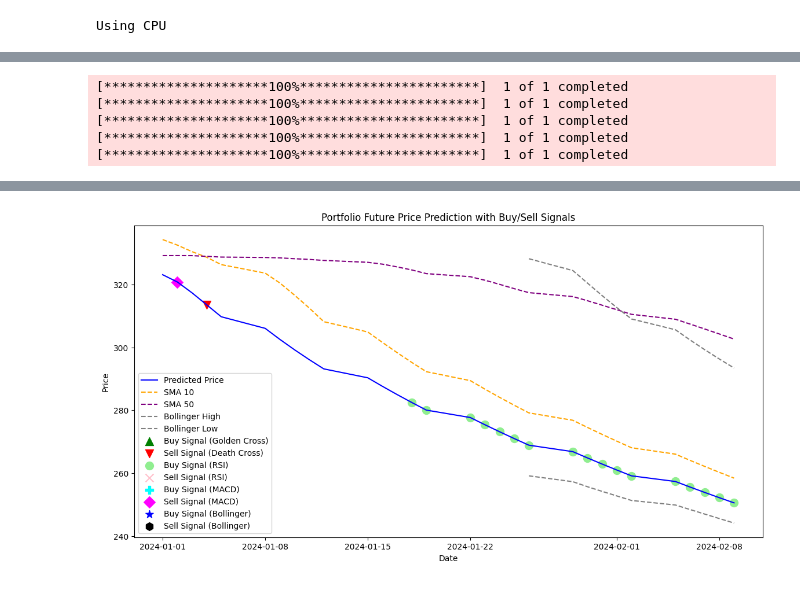
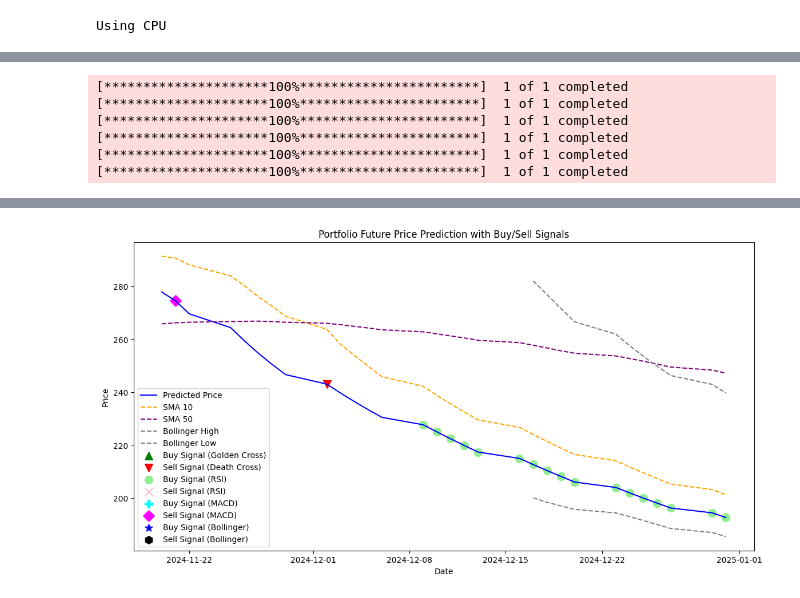
Before and after one commit to YiyunXia926/topic_in, a Jupyter notebook: portfoliooptimization .ipynb, the cells around one changed output, grey strips where cells are left out. Saved outputs shown, nothing was run; the diff lists cells and outputs as text; code cells hidden in the pictures.

```diff
--- a/portfoliooptimization .ipynb
+++ b/portfoliooptimization .ipynb
@@ -145,12 +135,12 @@ import scipy.optimize as sco
 
 # top 20 stocks
 portfolio_tickers = [
-    "NVDA", "AAPL", "MSFT", "GOOGL", "GOOG", "AMZN", "META", "TSLA", "BRK-B", "AVGO", "LLY",
-    "WMT", "JPM", "V", "UNH", "XOM", "ORCL", "MA", "COST", "HD"
+    "AAPL", "NVDA", "MSFT", "AMZN", "GOOG", "GOOGL", "META", "TSLA", "BRK-B", "AVGO",
+    "WMT", "LLY", "JPM", "V", "UNH", "XOM", "ANET", "ORCL", "MA", "COST"
 ]
 # Download historical price data
 start_date = "2013-01-01"
-end_date = "2023-12-31"
+end_date = "2024-11-20"
 data = yf.download(portfolio_tickers, start=start_date, end=end_date)['Adj Close']
 
 # Clean the data: fill missing values and drop columns/rows with all NaNs
@@ -298,8 +251,9 @@ import scipy.optimize as sco
 import datetime
 
 portfolio_tickers = [
-    'AVGO', 'COST', 'LLY', 'NVDA', 'TSLA', 'UNH'  # Corrected from 'UHN' to 'UNH'
+    'ANET', 'AVGO', 'COST', 'LLY', 'NVDA', 'TSLA', 'UNH', 'WMT'
 ]
+
 
 # Data fetching
 start_date = '2013-01-01'
@@ -419,7 +373,7 @@ expected_returns = np.array(expected_returns)
 print(f"Expected Returns for each stock: {expected_returns}")
 
 # Align provided weights with valid tickers
-provided_weights = [0.1279, 0.1284, 0.3178, 0.1802, 0.1192, 0.1265][:len(valid_tickers)]
+provided_weights = [0.0094, 0.0740, 0.1505, 0.2770, 0.2175, 0.1062,0.1309,0.0345][:len(valid_tickers)]
 
 # Portfolio optimization with expected returns
 historical_returns = data[valid_tickers].pct_change().mean() * 252
@@ -438,9 +392,11 @@ bounds = tuple((0.05, 0.4) for _ in range(len(valid_tickers)))  # Enforcing dive
 initial_weights = provided_weights[:len(valid_tickers)]
 
 # Calculate metrics for provided weights
-provided_portfolio_return = np.dot(provided_weights, expected_returns)
-provided_portfolio_volatility = np.sqrt(np.dot(provided_weights, np.dot(cov_matrix, provided_weights)))
+initial_weights = provided_weights[:len(expected_returns)]  # Ensure the length matches expected_returns
+provided_portfolio_return = np.dot(initial_weights, expected_returns)
+provided_portfolio_volatility = np.sqrt(np.dot(initial_weights, np.dot(cov_matrix, initial_weights)))
 provided_sharpe_ratio = (provided_portfolio_return - 0.01) / provided_portfolio_volatility
+
 
 print(f"Provided Portfolio - Expected Return: {provided_portfolio_return:.4f}, Volatility: {provided_portfolio_volatility:.4f}, Sharpe Ratio: {provided_sharpe_ratio:.4f}")
 
@@ -629,12 +585,16 @@ from sklearn.preprocessing import MinMaxScaler
 
 # portfolio and weight
 portfolio_weights = {
-    'AVGO': 0.05,
-    'COST': 0.10,
-    'LLY': 0.40,
-    'NVDA': 0.40,
-    'TSLA': 0.05
+    'ANET': 0.0500,
+    'AVGO': 0.0500,
+    'COST': 0.0500,
+    'LLY': 0.0500,
+    'NVDA': 0.0500,
+    'TSLA': 0.4000,
+    'UNH': 0.0500,
+    'WMT': 0.3000
 }
+
 
 # download history
 def download_prices(tickers, start_date, end_date):
@@ -656,7 +616,7 @@ def download_prices(tickers, start_date, end_date):
 
 
 start_date = "2013-01-01"
-end_date = "2023-12-31"
+end_date = "2024-11-20"
 tickers = list(portfolio_weights.keys())
 historical_prices = download_prices(tickers, start_date, end_date)
 
@@ -810,3 +770,4 @@ print(future_df.head(10))
 [*********************100%***********************]  1 of 1 completed
 [*********************100%***********************]  1 of 1 completed
 [*********************100%***********************]  1 of 1 completed
+[*********************100%***********************]  1 of 1 completed
@@ -836 +798 @@ Epoch 7/50
-[figure, old version]
+[figure, new version]
```
Also changed, not shown: parts of 6 cells of this notebook, 3 other files.
